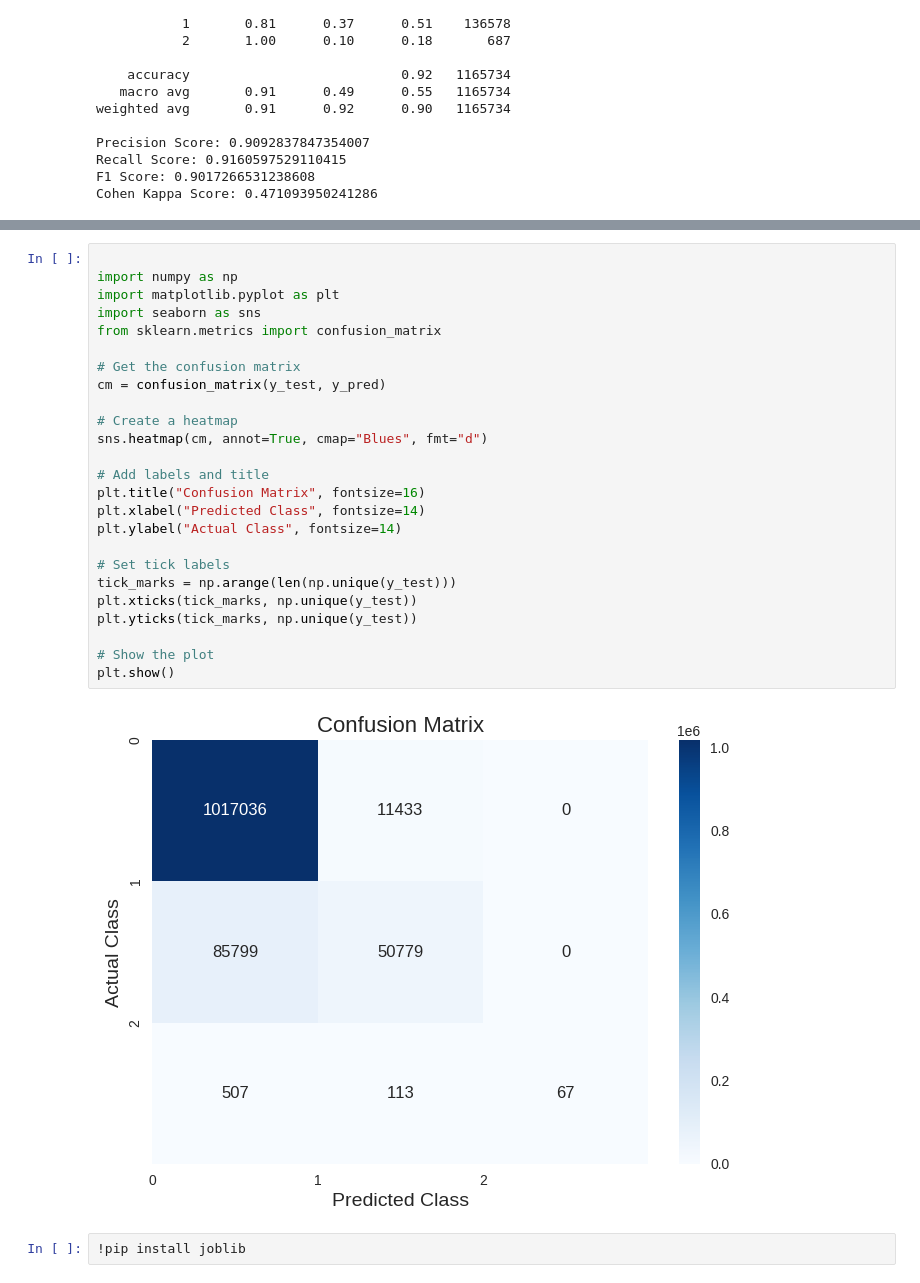
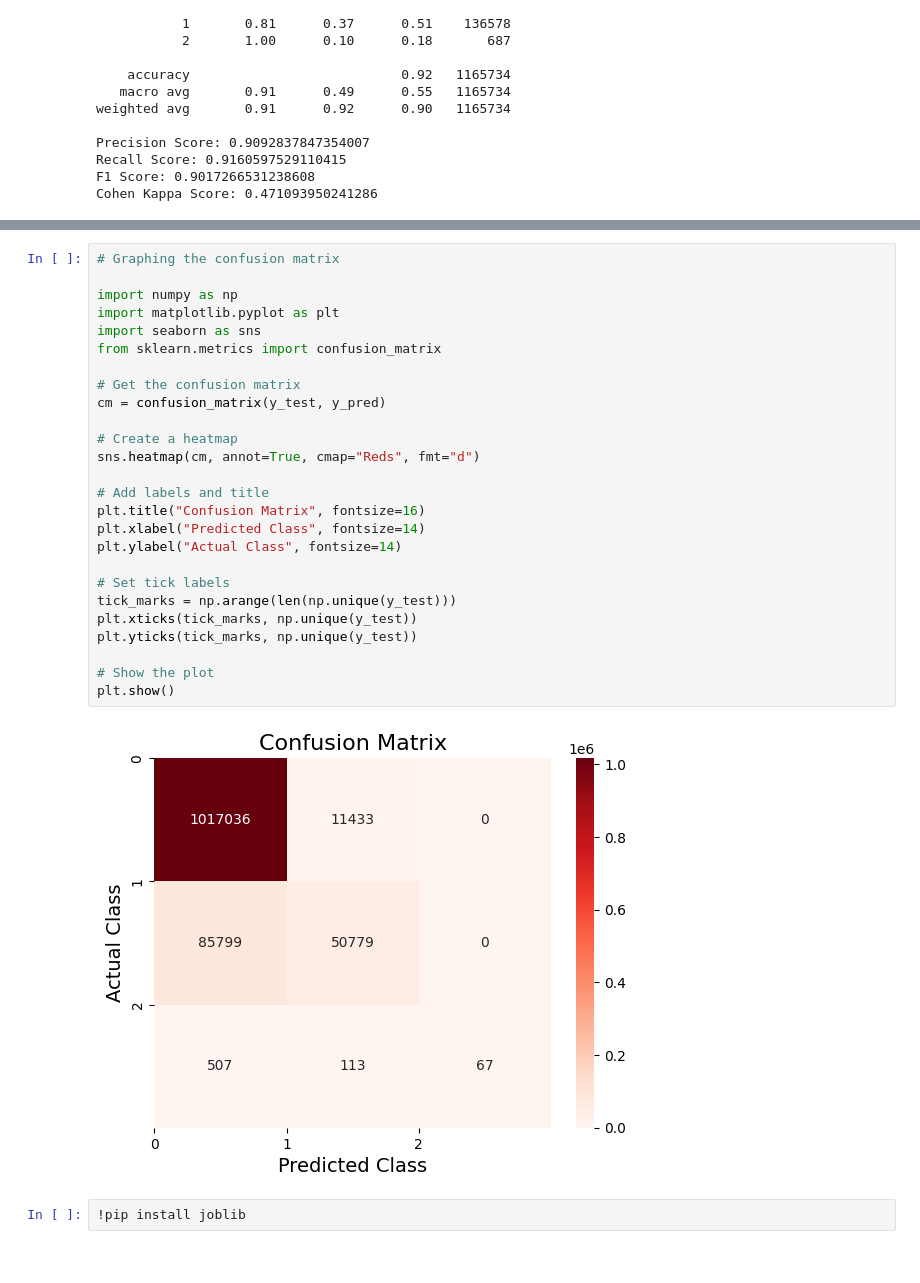
Before and after one commit to HimalKarkal/NFL, a Jupyter notebook: Machine_Learning.ipynb, the cells around one changed output, grey strips where cells are left out. Cells and saved outputs as stored; diff of their text form.

```diff
--- a/Machine_Learning.ipynb
+++ b/Machine_Learning.ipynb
@@ -123,30 +123,31 @@ plt.show()
 # %%
+# Graphing the confusion matrix
 
 import numpy as np
 import matplotlib.pyplot as plt
 import seaborn as sns
 from sklearn.metrics import confusion_matrix
 
 # Get the confusion matrix
 cm = confusion_matrix(y_test, y_pred)
 
 # Create a heatmap
-sns.heatmap(cm, annot=True, cmap="Blues", fmt="d")
+sns.heatmap(cm, annot=True, cmap="Reds", fmt="d")
 
 # Add labels and title
 plt.title("Confusion Matrix", fontsize=16)
 plt.xlabel("Predicted Class", fontsize=14)
 plt.ylabel("Actual Class", fontsize=14)
 
 # Set tick labels
 tick_marks = np.arange(len(np.unique(y_test)))
 plt.xticks(tick_marks, np.unique(y_test))
 plt.yticks(tick_marks, np.unique(y_test))
 
 # Show the plot
 plt.show()
 # %% [output]
-[figure, old version]
+[figure, new version]
 # %%
 !pip install joblib
 # %% [output]
```
Also changed, not shown: parts of 1 cell of this notebook.
